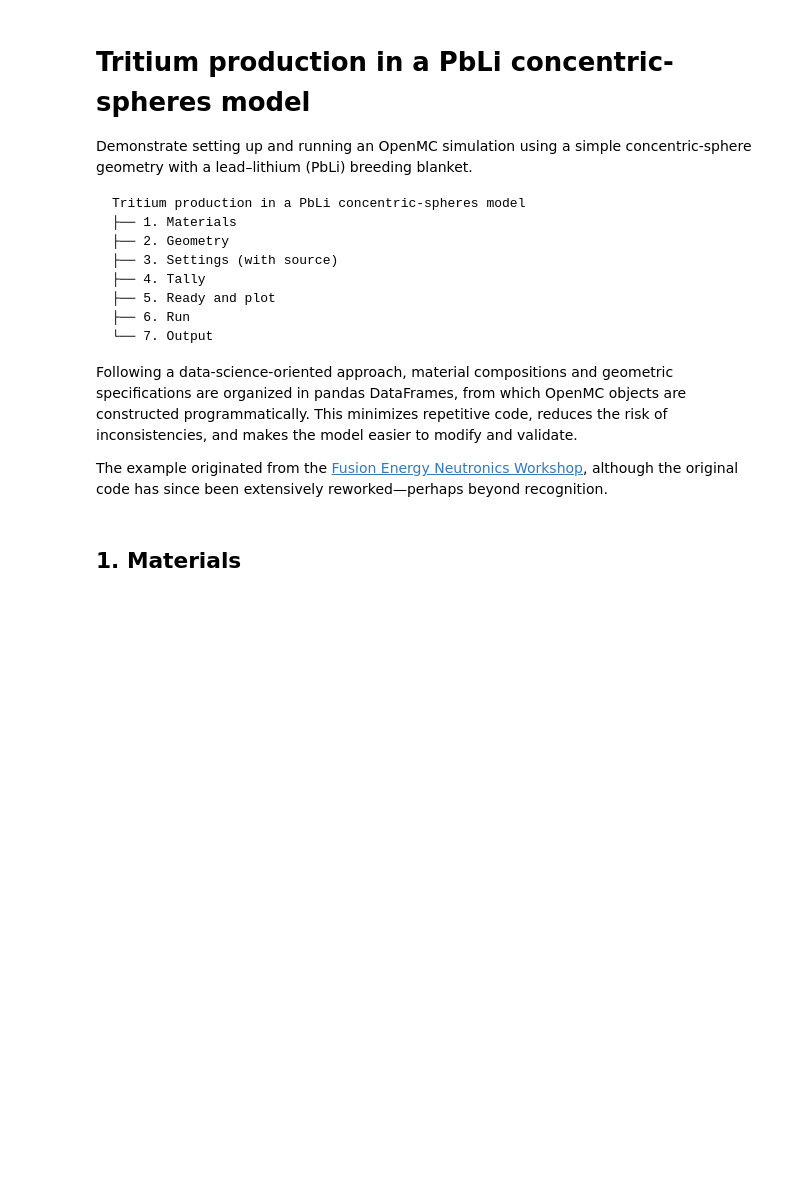
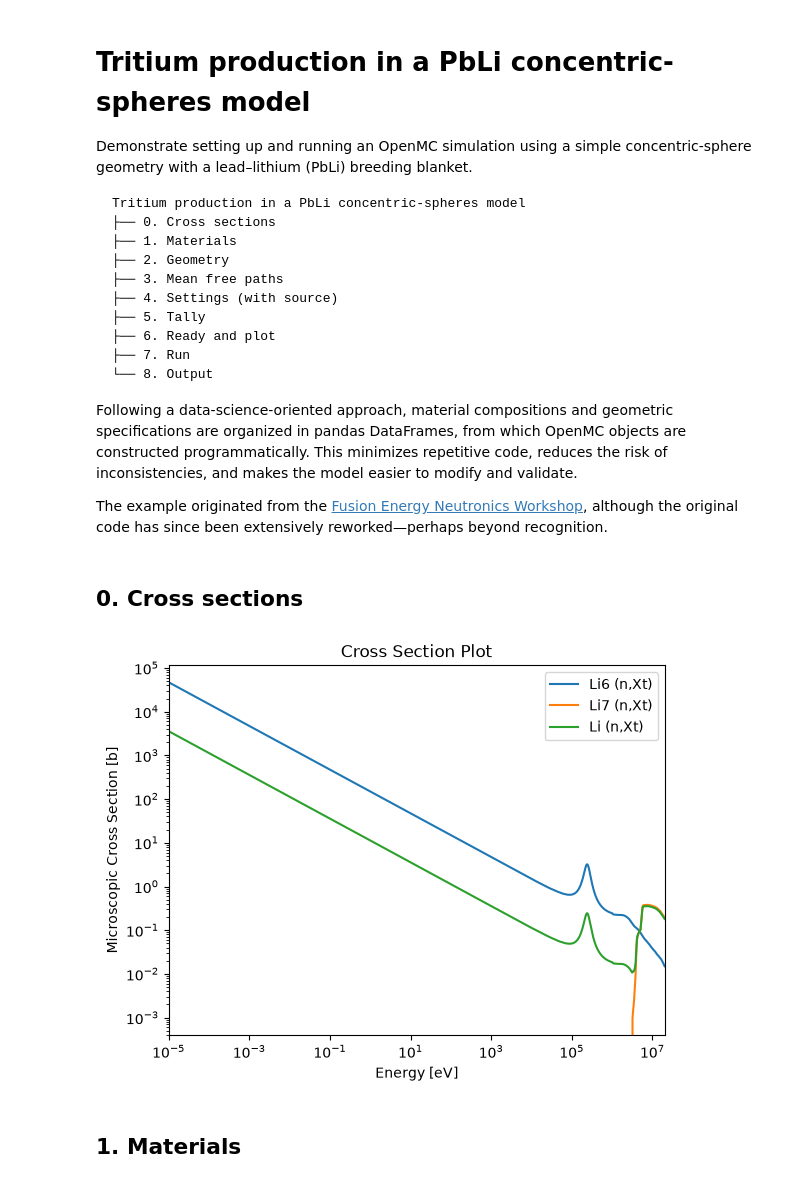
Before and after one commit to marypwchin/openmc-workbench, a Jupyter notebook: 2_first_simulations/2_0_tritium_production_PbLi_concentric_spheres.ipynb, the cells around one changed output. Drawn from its saved outputs; the diff is of its cells as text; code cells hidden in the pictures; blank space fills up the shorter version.

````diff
--- a/2_first_simulations/2_0_tritium_production_PbLi_concentric_spheres.ipynb
+++ b/2_first_simulations/2_0_tritium_production_PbLi_concentric_spheres.ipynb
@@ -8,13 +8,15 @@ Demonstrate setting up and running an OpenMC simulation using a simple concentri
 <!-- generated:structure -->
 ```text
 Tritium production in a PbLi concentric-spheres model
+├── 0. Cross sections
 ├── 1. Materials
 ├── 2. Geometry
-├── 3. Settings (with source)
-├── 4. Tally
-├── 5. Ready and plot
-├── 6. Run
-└── 7. Output
+├── 3. Mean free paths
+├── 4. Settings (with source)
+├── 5. Tally
+├── 6. Ready and plot
+├── 7. Run
+└── 8. Output
 ```
 <!-- /generated:structure -->
 
@@ -34,3 +42,15 @@ openmc.config['cross_sections'] = xs_xml
+# %% [markdown]
+## 0. Cross sections
+# %%
+_ = openmc.plotter.plot_xs(
+    reactions = {
+        'Li6': ['(n,Xt)'],
+        'Li7': ['(n,Xt)'],
+        'Li': ['(n,Xt)'],
+    }
+)
+# %% [output]
+[figure, added]
 # %% [markdown]
 ## 1. Materials
 # %%
````
Also changed, not shown: parts of 16 cells of this notebook, 5 other files.
